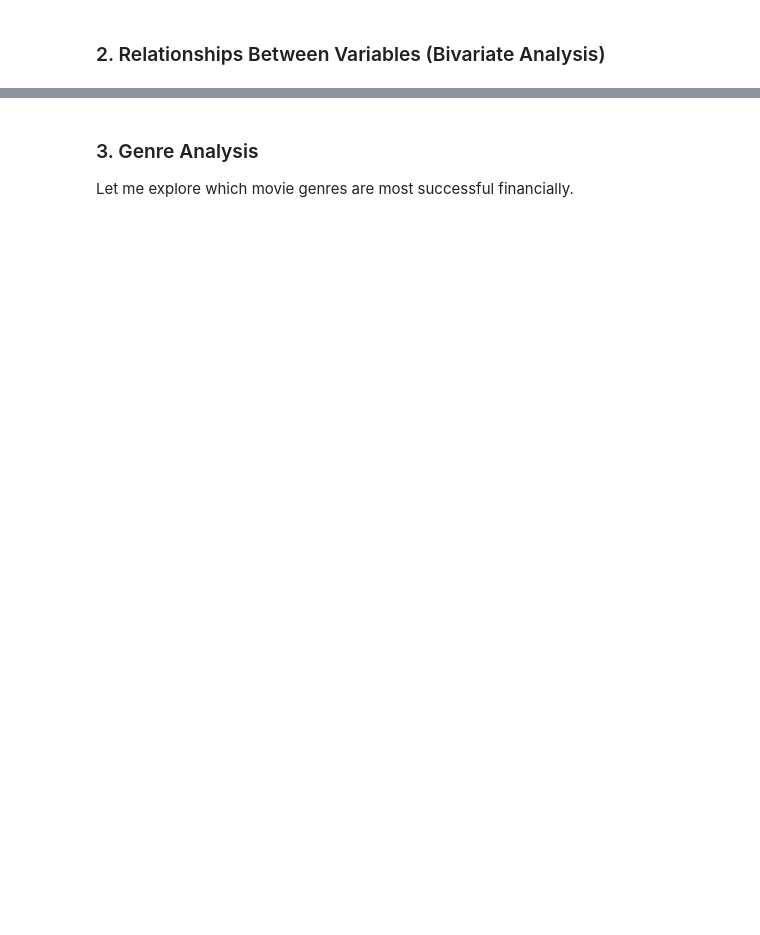
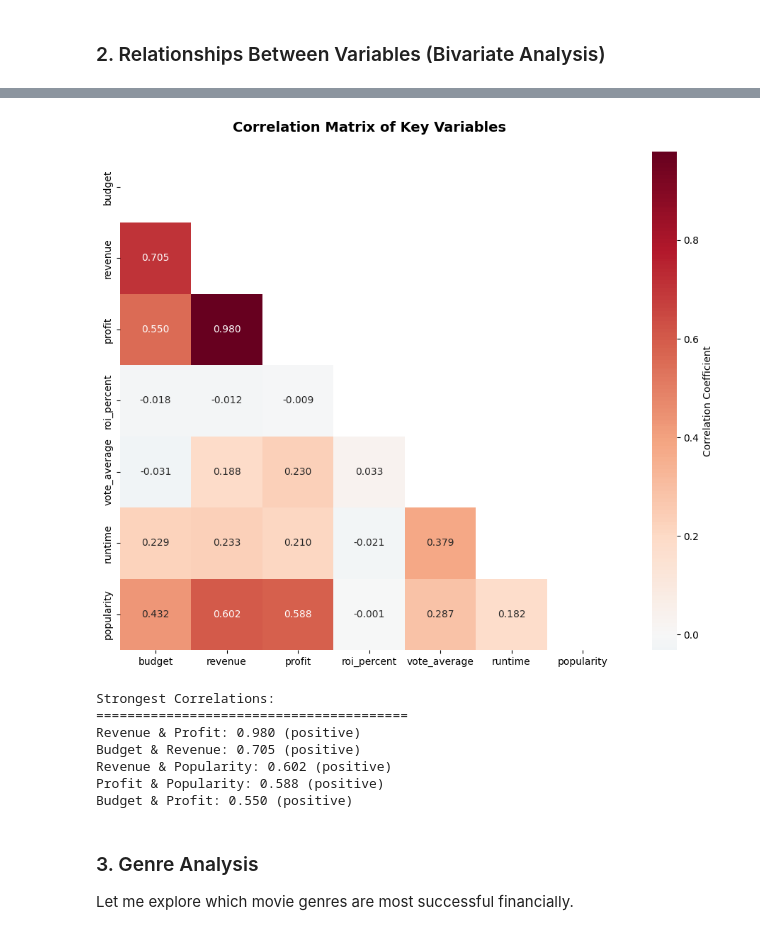
Before and after one commit to Bisan-Abdelrahim/DataAnalystProject1, a Jupyter notebook: Investigate_a_Dataset.ipynb, the cells around one changed output, grey strips where cells are left out. Drawn from its saved outputs; the diff is of its cells as text; code cells hidden in the pictures; blank space fills up the shorter version.

```diff
--- a/Investigate_a_Dataset.ipynb
+++ b/Investigate_a_Dataset.ipynb
@@ -397,3 +492,54 @@ Rating-Budget: -0.031
+# %%
+# Correlation Analysis of Financial Variables
+
+# Select key numerical variables for correlation analysis
+correlation_vars = ['budget', 'revenue', 'profit', 'roi_percent', 'vote_average', 'runtime', 'popularity']
+corr_matrix = df[correlation_vars].corr()
+
+# Create correlation heatmap
+plt.figure(figsize=(10, 8))
+mask = np.triu(np.ones_like(corr_matrix, dtype=bool))  # Mask upper triangle
+sns.heatmap(corr_matrix,
+            mask=mask,
+            annot=True,
+            cmap='RdBu_r',
+            center=0,
+            square=True,
+            fmt='.3f',
+            cbar_kws={'label': 'Correlation Coefficient'})
+
+plt.title('Correlation Matrix of Key Variables', fontsize=14, fontweight='bold', pad=20)
+plt.tight_layout()
+plt.show()
+
+# Print strongest correlations
+print("Strongest Correlations:")
+print("=" * 40)
+
+# Get correlation pairs (excluding self-correlations)
+corr_pairs = []
+for i in range(len(correlation_vars)):
+    for j in range(i+1, len(correlation_vars)):
+        var1, var2 = correlation_vars[i], correlation_vars[j]
+        corr_value = corr_matrix.loc[var1, var2]
+        corr_pairs.append((abs(corr_value), var1, var2, corr_value))
+
+# Sort by absolute correlation strength
+corr_pairs.sort(reverse=True)
+
+for _, var1, var2, corr_value in corr_pairs[:5]:  # Top 5 correlations
+    direction = "positive" if corr_value > 0 else "negative"
+    print(f"{var1.replace('_', ' ').title()} & {var2.replace('_', ' ').title()}: "
+          f"{corr_value:.3f} ({direction})")
+# %% [output]
+[figure, added]
+Strongest Correlations:
+========================================
+Revenue & Profit: 0.980 (positive)
+Budget & Revenue: 0.705 (positive)
+Revenue & Popularity: 0.602 (positive)
+Profit & Popularity: 0.588 (positive)
+Budget & Profit: 0.550 (positive)
 # %% [markdown]
 ### 3. Genre Analysis
 Let me explore which movie genres are most successful financially.
```
Also changed, not shown: parts of 34 cells of this notebook.
